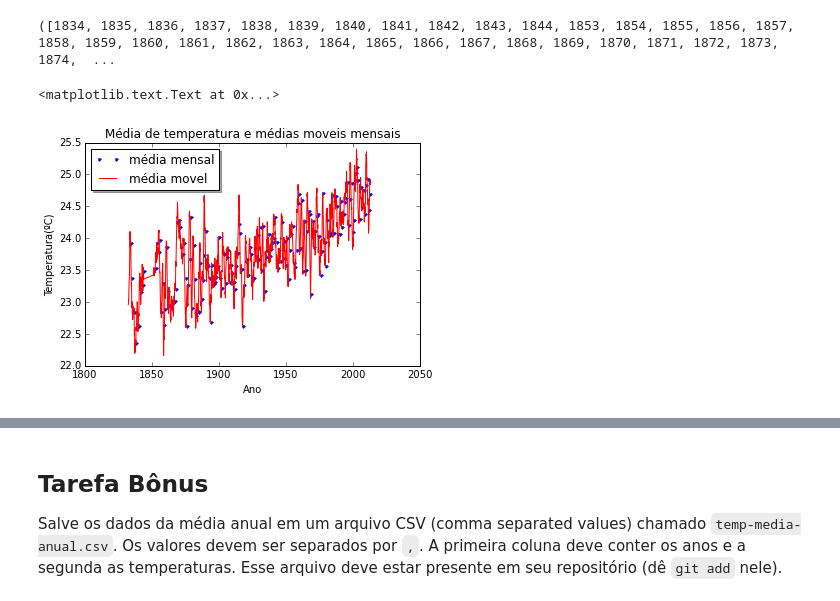
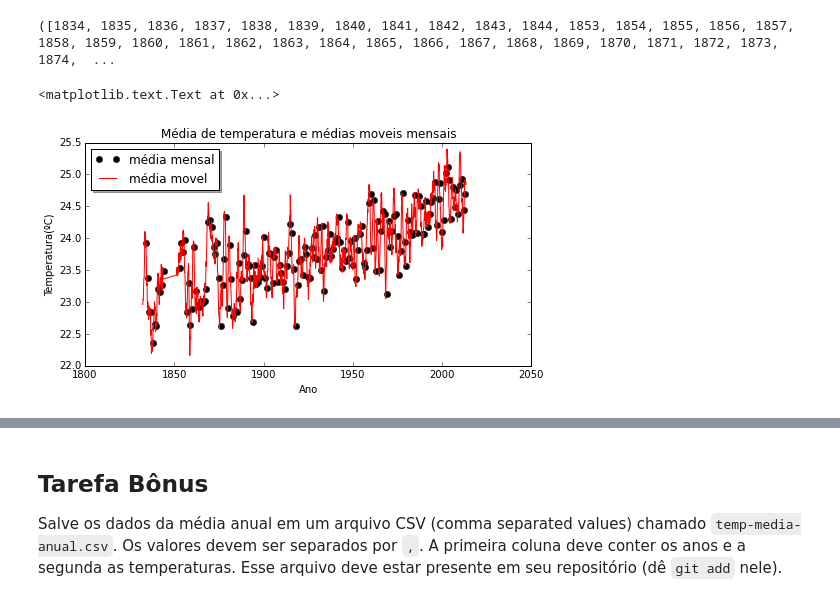
Before and after one commit to mat-esp-2015/capstone-camila-dyellen-maisum, a Jupyter notebook: capstone.ipynb, the cells around one changed output, grey strips where cells are left out. Saved outputs shown, nothing was run; the diff lists cells and outputs as text; code cells hidden in the pictures.

```diff
--- a/capstone.ipynb
+++ b/capstone.ipynb
@@ -159,20 +159,22 @@ print(temp_media_anual(temp_mensal(arquivo)[0],temp_mensal(arquivo)[1]) )
 # %% [output]
 ([1834, 1835, 1836, 1837, 1838, 1839, 1840, 1841, 1842, 1843, 1844, 1853, 1854, 1855, 1856, 1857, 1858, 1859, 1860, 1861, 1862, 1863, 1864, 1865, 1866, 1867, 1868, 1869, 1870, 1871, 1872, 1873, 1874,  ...
 # %%
-plt.figure()
+#plotando a figuura, temos
+plt.figure(figsize = [8, 4]) #definindo um tamanho para melhor visualização
 plt.plot(temp_media_anual(temp_mensal(arquivo)[0],temp_mensal(arquivo)[1])[0], \
-         temp_media_anual(temp_mensal(arquivo)[0],temp_mensal(arquivo)[1])[1],'.', label = 'média mensal')
+         temp_media_anual(temp_mensal(arquivo)[0],temp_mensal(arquivo)[1])[1],'ok',  label = 'média mensal')
 plt.plot(temp_moveis(arquivo)[0],temp_moveis(arquivo)[1],'r', linewidth = 1 , label = 'média movel')
+
+# Criando uma legenda para o nosso gráfico
 plt.legend(loc='upper left', shadow=True, fontsize='large')
-# legenda
-plt.title('Média de temperatura e médias moveis mensais')
-plt.ylabel('Temperatura(ºC)')
-plt.xlabel('Ano')
+plt.title('Média de temperatura e médias moveis mensais') #nomeando o título
+plt.ylabel('Temperatura(ºC)') #nomeando o eixo y
+plt.xlabel('Ano') #nomeando o eixo x
 # plt.xlim(min(temp_media_anual(temp_mensal(arquivo)[0],temp_mensal(arquivo)[1])), \
 #             max(temp_media_anual(temp_mensal(arquivo)[0],temp_mensal(arquivo)[1])))
 # %% [output]
 <matplotlib.text.Text at 0x...>
-[figure, old version]
+[figure, new version]
 # %% [markdown]
 ### Resultado esperado
 
```
Also changed, not shown: parts of 3 cells of this notebook.
